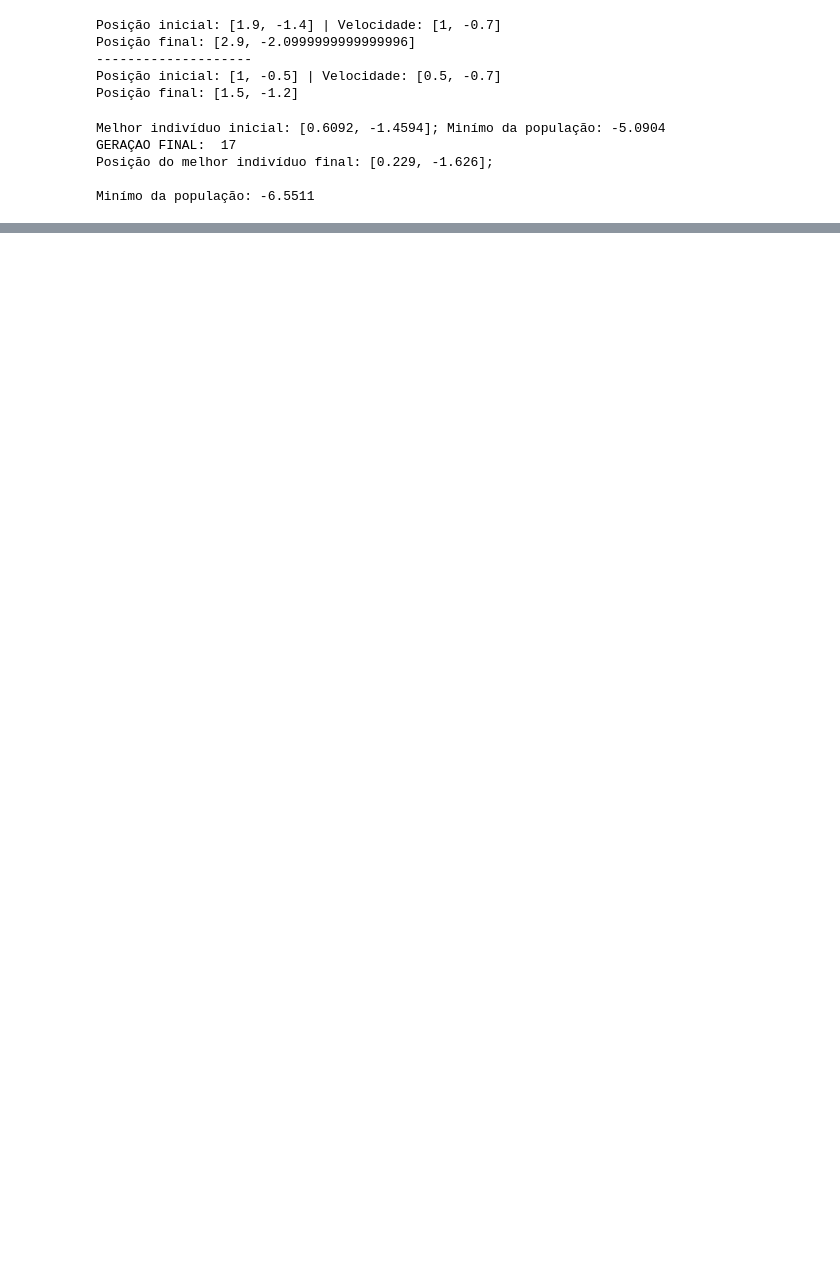
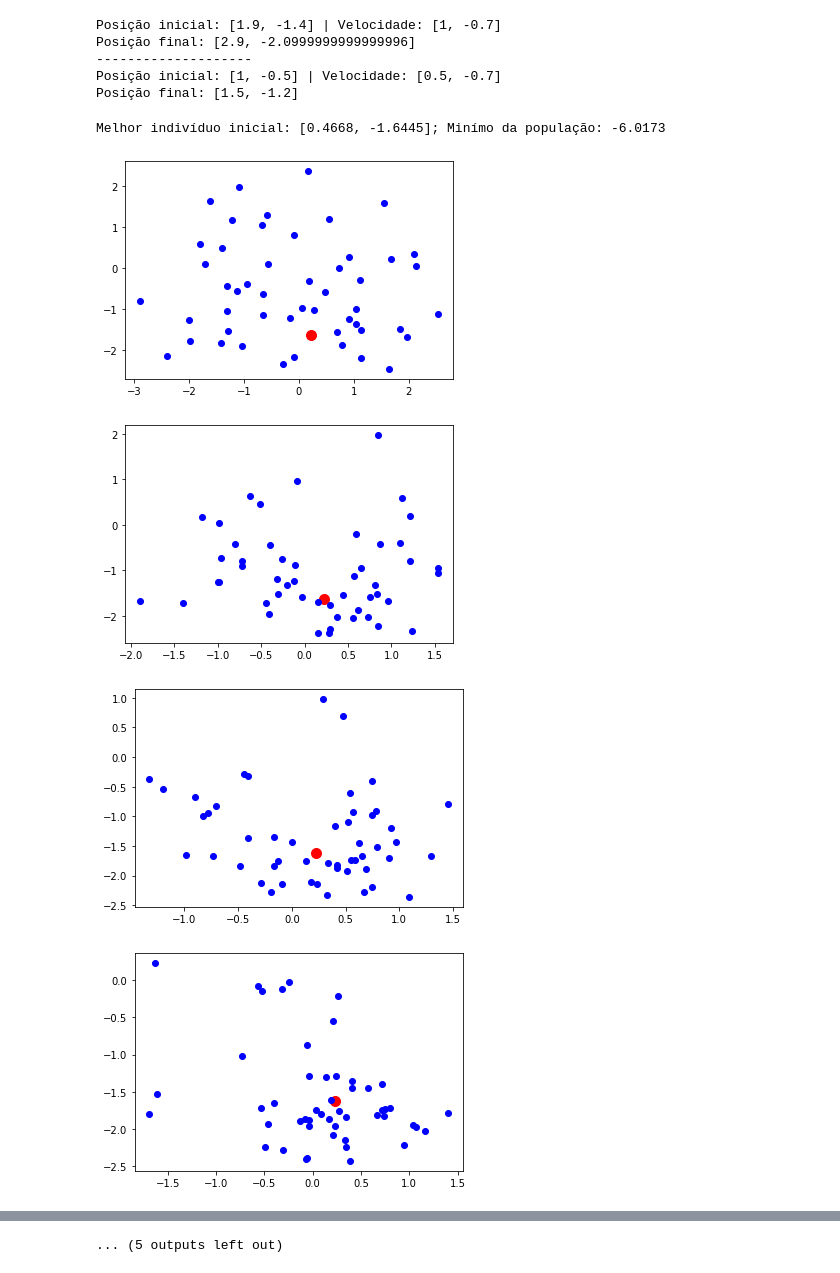
Before and after one commit to vandodiniz/COMPUTACAO-EVOLUCIONARIA, a Jupyter notebook: tp3/PeaksPSO.ipynb, the cells around one changed output, grey strips where cells are left out. Cells and saved outputs as stored; diff of their text form; code cells hidden in the pictures; blank space fills up the shorter version.

Commit message:
grafico

```diff
--- a/tp3/PeaksPSO.ipynb
+++ b/tp3/PeaksPSO.ipynb
@@ -139,6 +139,20 @@ def atualizaW(t):
         w = 0.3
 
     return w
+# %%
+try:
+    def grafico(pop, t):
+        figura = plt.figure(figsize=(20,4))                         #cria gráfico vazio
+        figura.add_subplot(131)                                     #define o espaço em que o gráfico sera plotado
+        min = [0.228, -1.625]
+
+        plt.scatter(min[0], min[1], color='red', s = 100)
+        for c in range(0,N):
+            plt.scatter(pop[c][0],pop[c][1], color='blue')                              #plota o gráfico com as duas listas
+
+        plt.show()                                                  #mostra o gráfico
+except:
+    print('Erro ao criar função "def grafico(geracoes,bests):"!')
 # %%
 #BLOCO 11: BLOCO PRINCIPAL
 
@@ -174,35 +188,36 @@ while best != minimum_global:
 
         individuo = []
         individuo.append(pop[c][0])
         individuo.append(pop[c][1])                                                                         #lista auxiliar para armazenar um individuo da população
         for d in range(0,2):                                                                                #laço para ambas dimensoes do problema
             P1 = rd.random()
             P2 = rd.random()
             t1 = P1*C1
             t2 = P2*C2
             vel = W*velocidades[c][d] + t1*(pbest[c][d] - individuo[d]) + t2*(pg[d] - individuo[d])                 #calcula uma coordenada do vetor velocidade do individuo
             if(vel>vmax):                                                                                           #confere se a velocidade eh maior do que a permitida no problema
                 vel = vmax                                                                                                  #altera a velocidade para o valor máximo, caso positivo
             elif(vel<-vmax):                                                                                        #confere se a velocidade eh menor do que a permitida no problema
                 vel = -vmax                                                                                                 #altera a velocidade para o valor minimo, caso positivo
             velocidades[c][d] = vel                                                                                 #atualiza uma coordenada do vetor velocidade do individuo
 
         movimentacao(individuo, velocidades[c])                                                                     #movimenta o individuo
         pop[c] = individuo[:]                                                                                       #atualiza a população
 
     W = atualizaW(t)
     t = t + 1                                                                                               #incrementa a geração
+    grafico(pop, t)
 
 #formatando o individuo
 pop[pos_best][0] = float("{:.3f}".format(pop[pos_best][0]))
 pop[pos_best][1] = float("{:.3f}".format(pop[pos_best][1]))
 
 print('GERAÇAO FINAL: ', t)
 print(f'Posição do melhor indivíduo final: [{pop[pos_best][0]}, {pop[pos_best][1]}]; \n')
 print(f'Minímo da população: {best} \n')
 # %% [output]
-Melhor indivíduo inicial: [0.6092, -1.4594]; Minímo da população: -5.0904
-GERAÇAO FINAL:  17
-Posição do melhor indivíduo final: [0.229, -1.626];
-
-Minímo da população: -6.5511
+Melhor indivíduo inicial: [0.4668, -1.6445]; Minímo da população: -6.0173
+[figure, added]
+[figure, added]
+[figure, added]
+[figure, added]
@@ -209,3 +231,4 @@ Minímo da população: -6.5511
+... (5 outputs left out)
 # %% [markdown]
 # **RELATÓRIO EVOLUÇÃO DIFERENCIAL - FUNÇÃO RASTRINGIN**
 ### Aluno 1: Vando Carlos Diniz Reis - 2019057195
```
Also changed, not shown: parts of 4 cells of this notebook.
